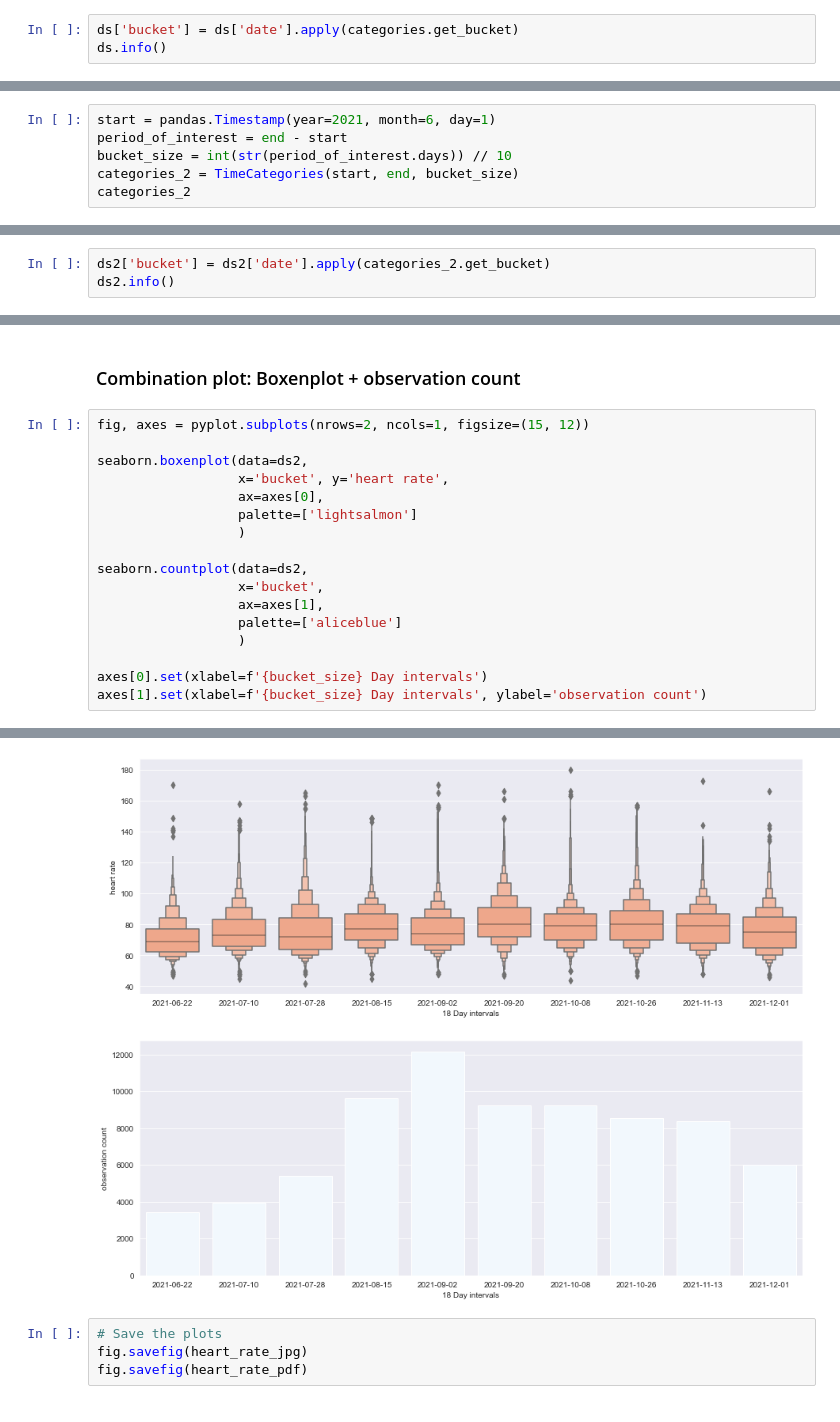
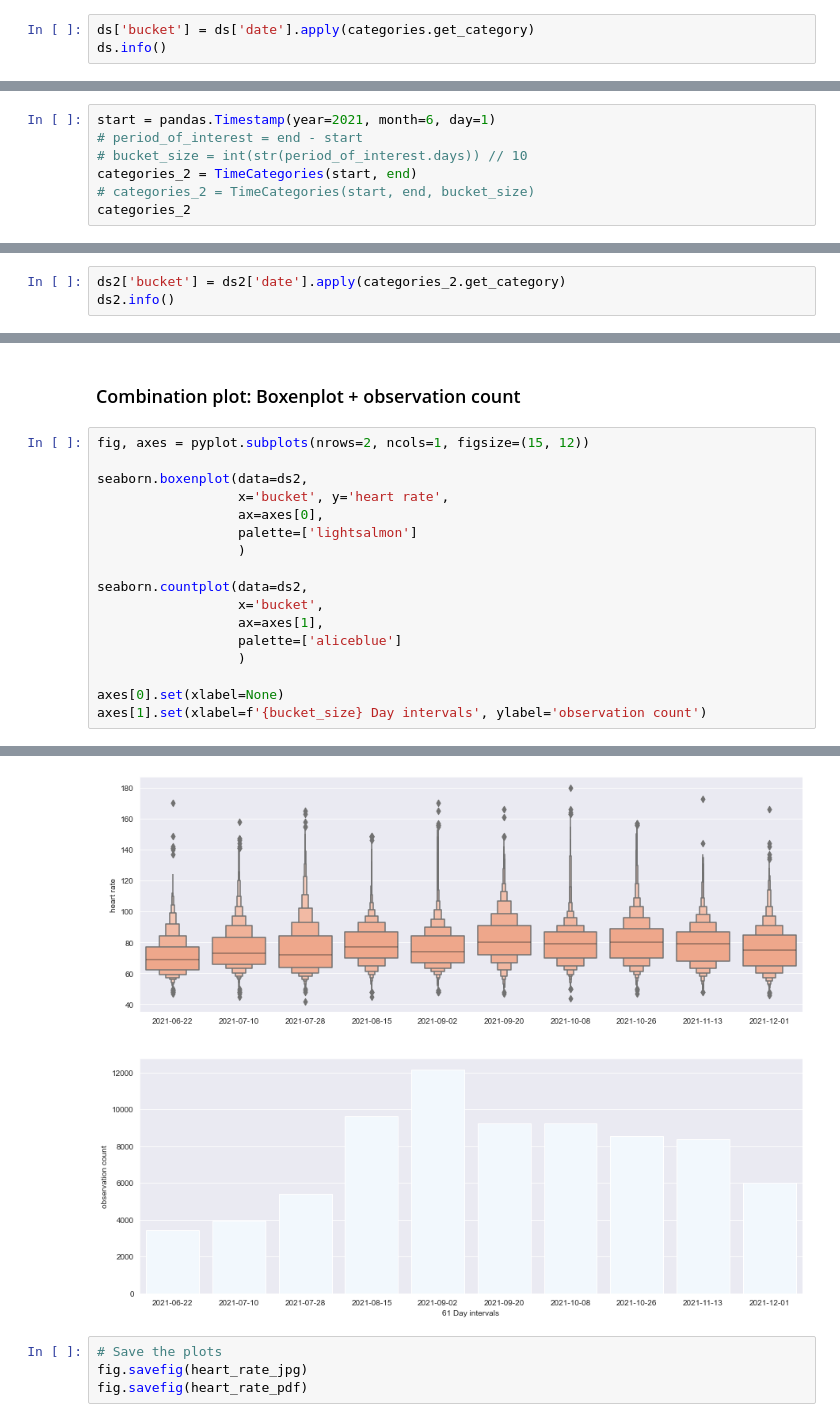
Before and after one commit to trin5tensa/apple_health_analysis, a Jupyter notebook: Notebooks/Heart Rate Boxenplot.ipynb, the cells around one changed output, grey strips where cells are left out. Drawn from its saved outputs; the diff is of its cells as text.

```diff
--- a/Notebooks/Heart Rate Boxenplot.ipynb
+++ b/Notebooks/Heart Rate Boxenplot.ipynb
@@ -71,5 +71,5 @@ TimeCategories(start_date=Timestamp('2020-04-01 18:19:16'), end_date=Timestamp('
 # %%
-ds['bucket'] = ds['date'].apply(categories.get_bucket)
+ds['bucket'] = ds['date'].apply(categories.get_category)
 ds.info()
 # %% [output]
 <class 'pandas.core.frame.DataFrame'>
@@ -107,8 +107,9 @@ seaborn.boxenplot(data=ds,
 ### Ten period buckets since June 1st, 2021
 # %%
 start = pandas.Timestamp(year=2021, month=6, day=1)
-period_of_interest = end - start
-bucket_size = int(str(period_of_interest.days)) // 10
-categories_2 = TimeCategories(start, end, bucket_size)
+# period_of_interest = end - start
+# bucket_size = int(str(period_of_interest.days)) // 10
+categories_2 = TimeCategories(start, end)
+# categories_2 = TimeCategories(start, end, bucket_size)
 categories_2
 # %% [output]
@@ -124,7 +125,7 @@ ds2.head()
 | 8 | 2020-03-30 20:21:13 | 64.0 |
 | 9 | 2020-03-30 20:21:18 | 63.0 |
 # %%
-ds2['bucket'] = ds2['date'].apply(categories_2.get_bucket)
+ds2['bucket'] = ds2['date'].apply(categories_2.get_category)
 ds2.info()
 # %% [output]
 <class 'pandas.core.frame.DataFrame'>
@@ -154,6 +155,6 @@ seaborn.countplot(data=ds2,
                   palette=['aliceblue']
                   )
 
-axes[0].set(xlabel=f'{bucket_size} Day intervals')
+axes[0].set(xlabel=None)
 axes[1].set(xlabel=f'{bucket_size} Day intervals', ylabel='observation count')
 # %% [output]
@@ -161,4 +162,4 @@ axes[1].set(xlabel=f'{bucket_size} Day intervals', ylabel='observation count')
-[figure, old version]
+[figure, new version]
 # %%
 # Save the plots
 fig.savefig(heart_rate_jpg)
```
Also changed, not shown: parts of 3 cells of this notebook, 3 other files.
